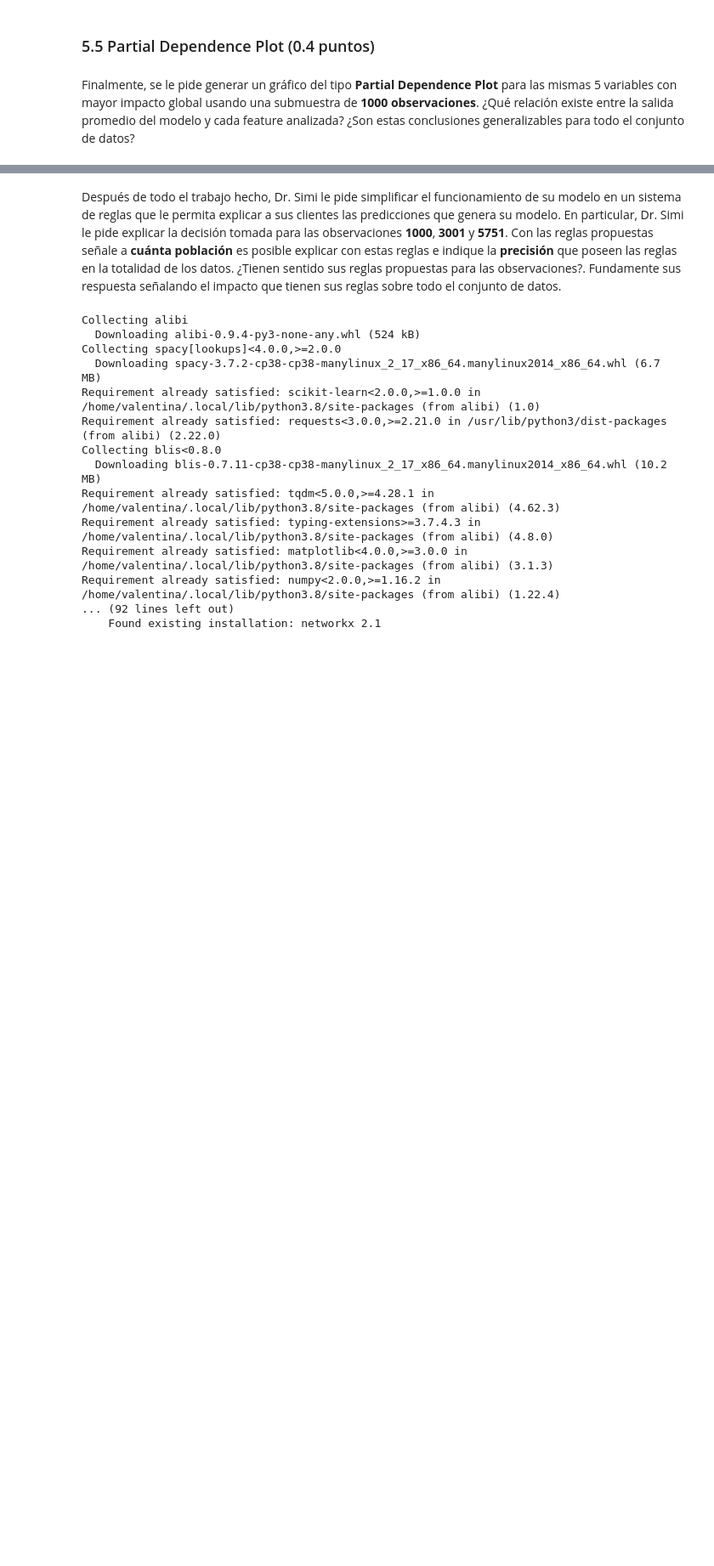
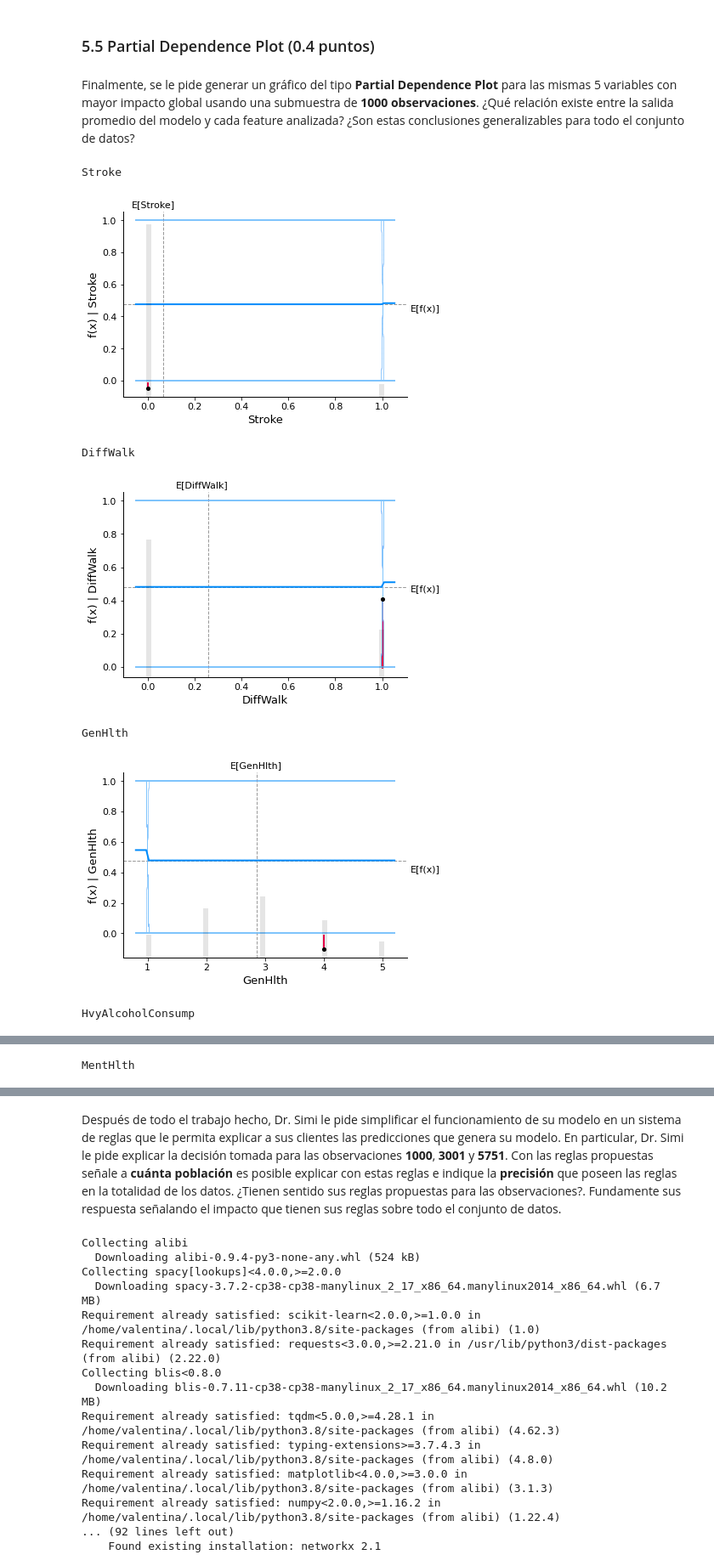
Before and after one commit to J07Aa/Repo, a Jupyter notebook: Lab_10/Laboratorio10_Enunciado.ipynb, the cells around one changed output, grey strips where cells are left out. Shown at 85% size. Cells and saved outputs as stored; diff of their text form; code cells hidden in the pictures; blank space fills up the shorter version.

```diff
--- a/Lab_10/Laboratorio10_Enunciado.ipynb
+++ b/Lab_10/Laboratorio10_Enunciado.ipynb
@@ -418,0 +439,25 @@ Finalmente, se le pide generar un gráfico del tipo **Partial Dependence Plot**
+# %%
+# Inserte código para generar gráficos PDP aquí
+# Submuestrear 1000 observaciones (ajusta según el tamaño de tu conjunto de datos)
+# obtenemos los shap values
+shap_values = explainer(X)
+shap_values_abs = np.mean(np.abs(shap_values.values), axis=0)
+
+# Obtenemos los nombres ordenados de mayor a menor
+feature_importance_names = X.columns[shap_values_abs.argsort()[:5]]
+X1000 = shap.utils.sample(X, 1000)
+# %%
+for name in feature_importance_names[:5]:
+    print(name)
+    shap.partial_dependence_plot(
+        f'{name}', clf.predict, X1000, model_expected_value=True,
+        feature_expected_value=True, ice=True,
+        shap_values=shap_values[100:101,:])
+# %% [output]
+Stroke
+[figure, added]
+DiffWalk
+[figure, added]
+GenHlth
+[figure, added]
+HvyAlcoholConsump
@@ -418,0 +465 @@ Finalmente, se le pide generar un gráfico del tipo **Partial Dependence Plot**
+MentHlth
```
Also changed, not shown: parts of 19 cells of this notebook.
